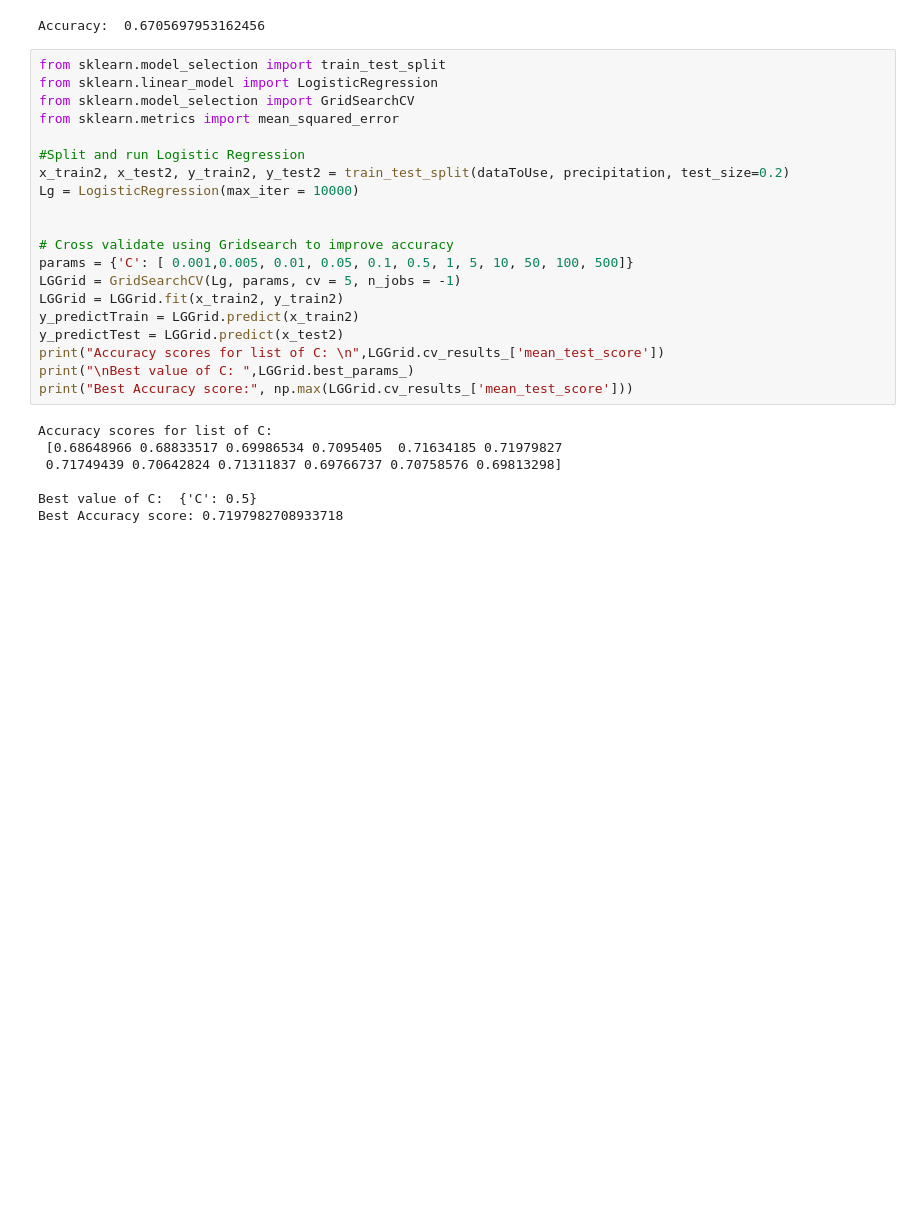
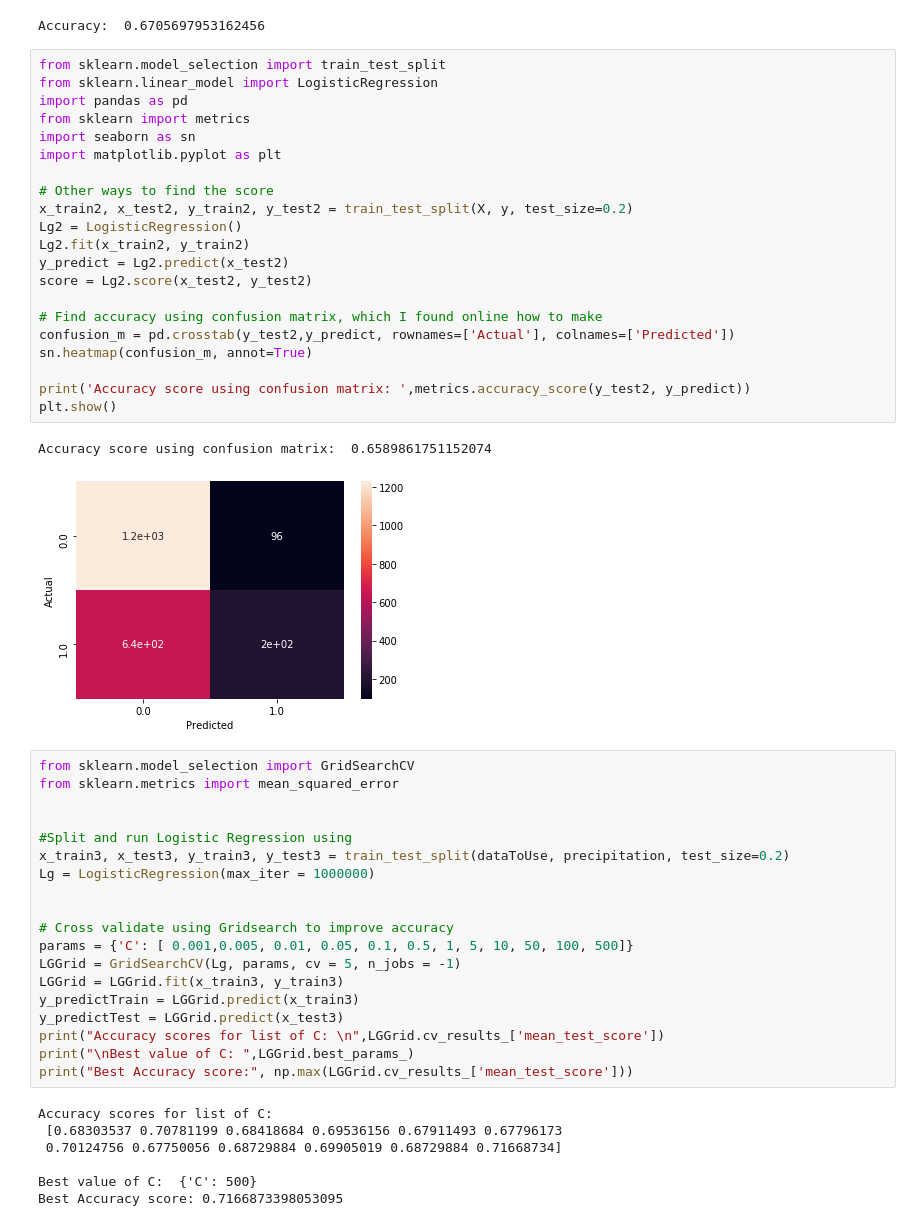
Before and after one commit to JonathanClifford/597ML-MachineLearningWeatherPrediction, a Jupyter notebook: mainAnalysisOfWeatherData.ipynb, the cells around one changed output. Saved outputs shown, nothing was run; the diff lists cells and outputs as text; blank space fills up the shorter version.

```diff
--- a/mainAnalysisOfWeatherData.ipynb
+++ b/mainAnalysisOfWeatherData.ipynb
@@ -487,33 +487,56 @@ accurate = (1/len(y))*accurate
 print("Accuracy: ",accurate)
 # %% [output]
 Accuracy:  0.6705697953162456
+# %%
+from sklearn.model_selection import train_test_split
+from sklearn.linear_model import LogisticRegression
+import pandas as pd
+from sklearn import metrics
+import seaborn as sn
+import matplotlib.pyplot as plt
+
+# Other ways to find the score
+x_train2, x_test2, y_train2, y_test2 = train_test_split(X, y, test_size=0.2)
+Lg2 = LogisticRegression()
+Lg2.fit(x_train2, y_train2)
+y_predict = Lg2.predict(x_test2)
+score = Lg2.score(x_test2, y_test2)
+
+# Find accuracy using confusion matrix, which I found online how to make
+confusion_m = pd.crosstab(y_test2,y_predict, rownames=['Actual'], colnames=['Predicted'])
+sn.heatmap(confusion_m, annot=True)
+
+print('Accuracy score using confusion matrix: ',metrics.accuracy_score(y_test2, y_predict))
+plt.show()
+# %% [output]
+Accuracy score using confusion matrix:  0.6589861751152074
+[figure, added]
 # %%
-from sklearn.model_selection import train_test_split
-from sklearn.linear_model import LogisticRegression
 from sklearn.model_selection import GridSearchCV
 from sklearn.metrics import mean_squared_error
 
-#Split and run Logistic Regression
-x_train2, x_test2, y_train2, y_test2 = train_test_split(dataToUse, precipitation, test_size=0.2)
-Lg = LogisticRegression(max_iter = 10000)
+
+#Split and run Logistic Regression using
+x_train3, x_test3, y_train3, y_test3 = train_test_split(dataToUse, precipitation, test_size=0.2)
+Lg = LogisticRegression(max_iter = 1000000)
 
 
 # Cross validate using Gridsearch to improve accuracy
 params = {'C': [ 0.001,0.005, 0.01, 0.05, 0.1, 0.5, 1, 5, 10, 50, 100, 500]}
 LGGrid = GridSearchCV(Lg, params, cv = 5, n_jobs = -1)
-LGGrid = LGGrid.fit(x_train2, y_train2)
-y_predictTrain = LGGrid.predict(x_train2)
-y_predictTest = LGGrid.predict(x_test2)
+LGGrid = LGGrid.fit(x_train3, y_train3)
+y_predictTrain = LGGrid.predict(x_train3)
+y_predictTest = LGGrid.predict(x_test3)
 print("Accuracy scores for list of C: \n",LGGrid.cv_results_['mean_test_score'])
 print("\nBest value of C: ",LGGrid.best_params_)
 print("Best Accuracy score:", np.max(LGGrid.cv_results_['mean_test_score']))
 # %% [output]
 Accuracy scores for list of C:
- [0.68648966 0.68833517 0.69986534 0.7095405  0.71634185 0.71979827
- 0.71749439 0.70642824 0.71311837 0.69766737 0.70758576 0.69813298]
+ [0.68303537 0.70781199 0.68418684 0.69536156 0.67911493 0.67796173
+ 0.70124756 0.67750056 0.68729884 0.69905019 0.68729884 0.71668734]
 
-Best value of C:  {'C': 0.5}
-Best Accuracy score: 0.7197982708933718
+Best value of C:  {'C': 500}
+Best Accuracy score: 0.7166873398053095
 # %%
 # logistic regression with built in sklearn features
 from sklearn.linear_model import LogisticRegression
```
Also changed, not shown: parts of 1 cell of this notebook.
